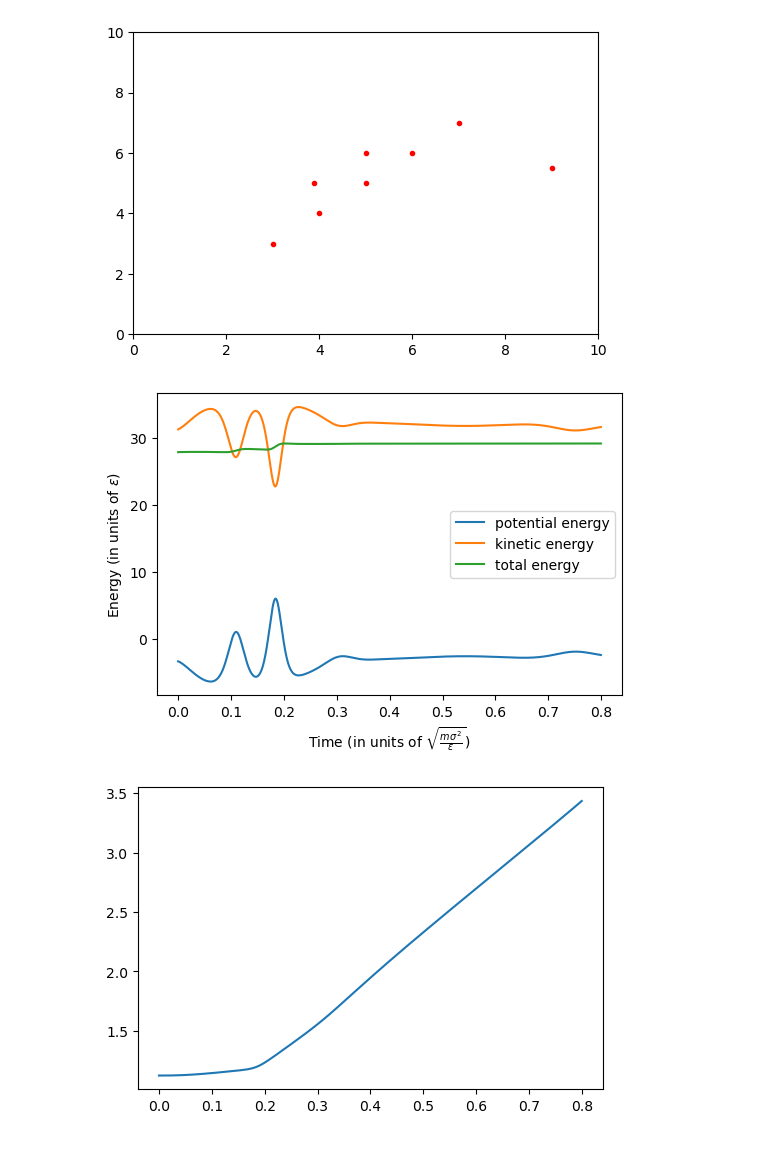
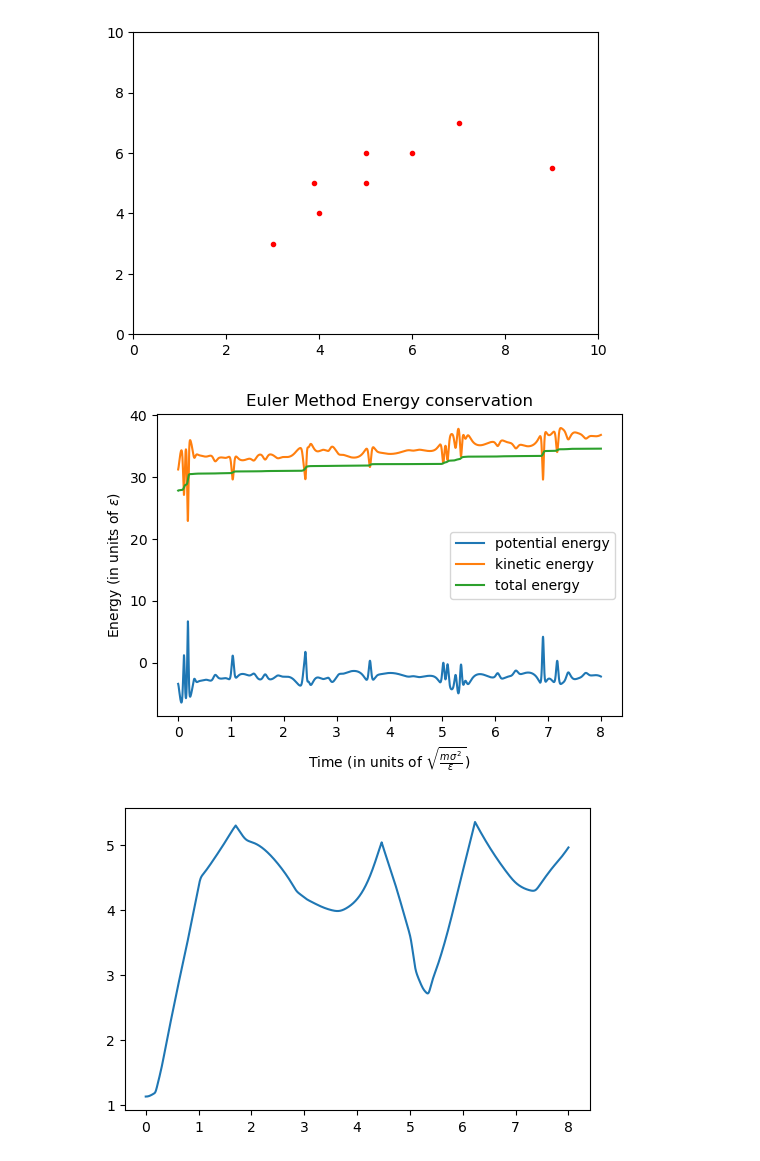
Before and after one commit to Pudellos/Computational-Physics-TU-Delft-Project-1, a Jupyter notebook: Untitled.ipynb, the cells around one changed output. Drawn from its saved outputs; the diff is of its cells as text; code cells hidden in the pictures.

Commit message:
Added figures

```diff
--- a/Untitled.ipynb
+++ b/Untitled.ipynb
@@ -73,13 +73,13 @@ def simulate(init_pos, init_vel, num_tsteps, timestep, box_dim):
         r[i] = rel_dist[1, 0]
 
         # Verlet method to calculate new position and velocity
-        x[i] = x[i - 1] + v[i - 1] * h + (h**2 / 2) * F[i]
-        v[i] = v[i - 1] + (h / 2) * ( F[i] + F[i - 1] )
+        #x[i] = x[i - 1] + v[i - 1] * h + (h**2 / 2) * F[i]
+        #v[i] = v[i - 1] + (h / 2) * ( F[i] + F[i - 1] )
 
 
         #Euler method to calculate new position and velocity
-        #x[i] = x[i - 1] + v[i - 1] * h
-        #v[i] = v[i - 1] + F[i] * h
+        x[i] = x[i - 1] + v[i - 1] * h
+        v[i] = v[i - 1] + F[i - 1] * h
 
 
         # Periodic boundary conditions
@@ -231,7 +231,7 @@ def init_velocity(num_atoms, temp):
     return np.random.normal(0, 5, (num_atoms, 2))
 
 
-num_tsteps = 2000
+num_tsteps = 20000
 num_atoms = 8
 box_dim = 10
 timestep = 0.0004
@@ -261,32 +261,35 @@ ax.set_xlim(0, box_dim)
 ax.set_ylim(0, box_dim)
 
 def animate(i):
     ax.clear()
     ax.set_xlim(0, box_dim)
     ax.set_ylim(0, box_dim)
     for k in range(len(x[0])):
         ax.plot(x[i,k,0], x[i,k,1], 'r.')
 
 anim = matplotlib.animation.FuncAnimation(fig, animate, frames=frames, interval=1)
 anim
 #anim.save('Figures-animations/test2.gif', writer='imagemagick', fps=30)
 
 # print(T)
 # print(U)
 
 plt.figure(2)
 t = timestep * np.arange(0,num_tsteps)
 plt.plot(t, U, label = 'potential energy')
 plt.plot(t, T, label = 'kinetic energy')
 plt.plot(t, T + U, label = 'total energy')
 plt.xlabel(r'Time (in units of $\sqrt{\frac{m\sigma^2}{\epsilon}}$)')
 plt.ylabel(r'Energy (in units of $\epsilon$)')
 plt.legend()
+plt.title('Euler Method Energy conservation')
+plt.savefig('Euler Method Energy conservation')
+
 
 plt.figure(3)
 plt.plot(t, r)
 plt.show()
 # %% [output]
 [figure]
-[figure, old version]
+[figure, new version]
-[figure, old version]
+[figure, new version]
```
Also changed, not shown: 2 other files.
